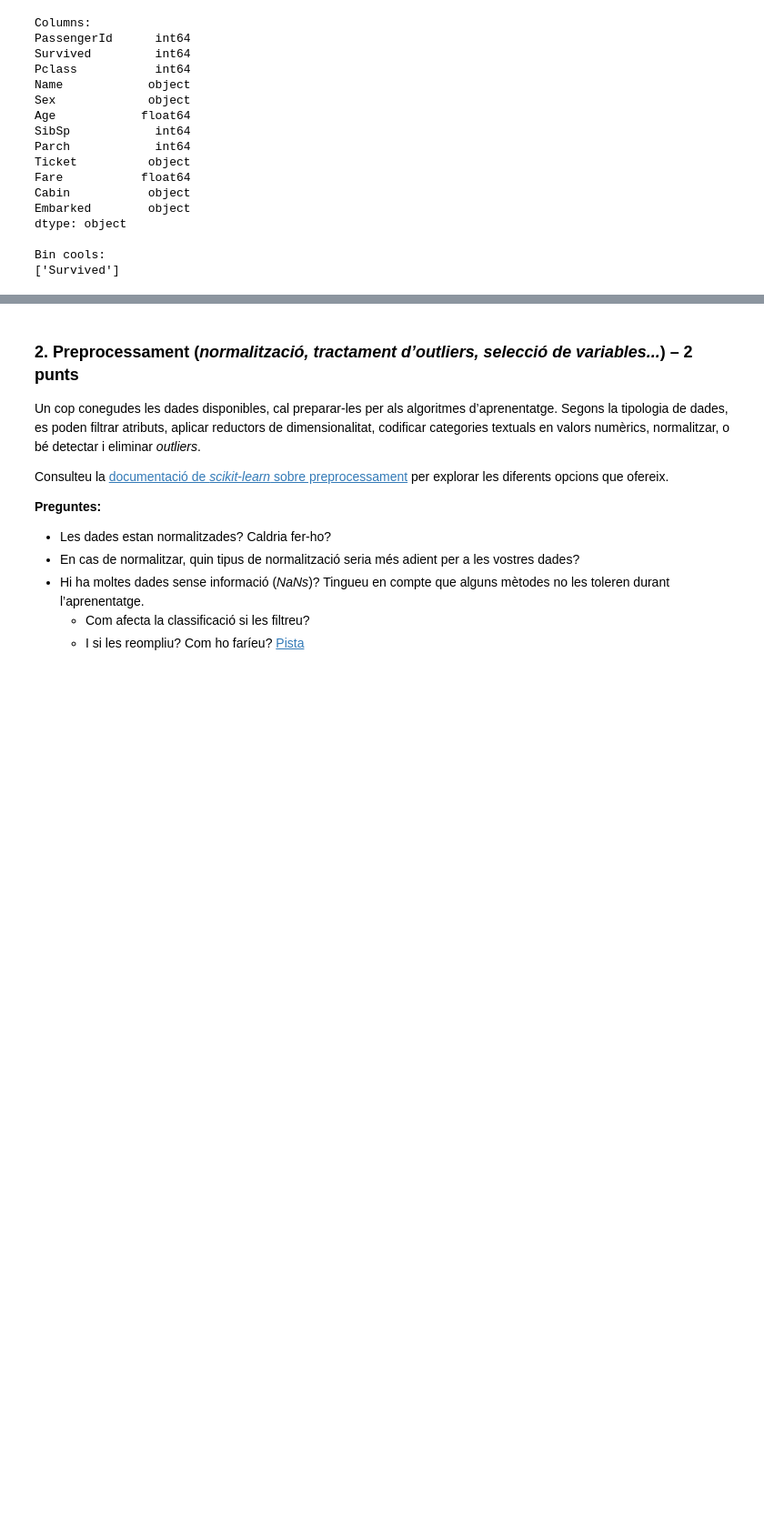
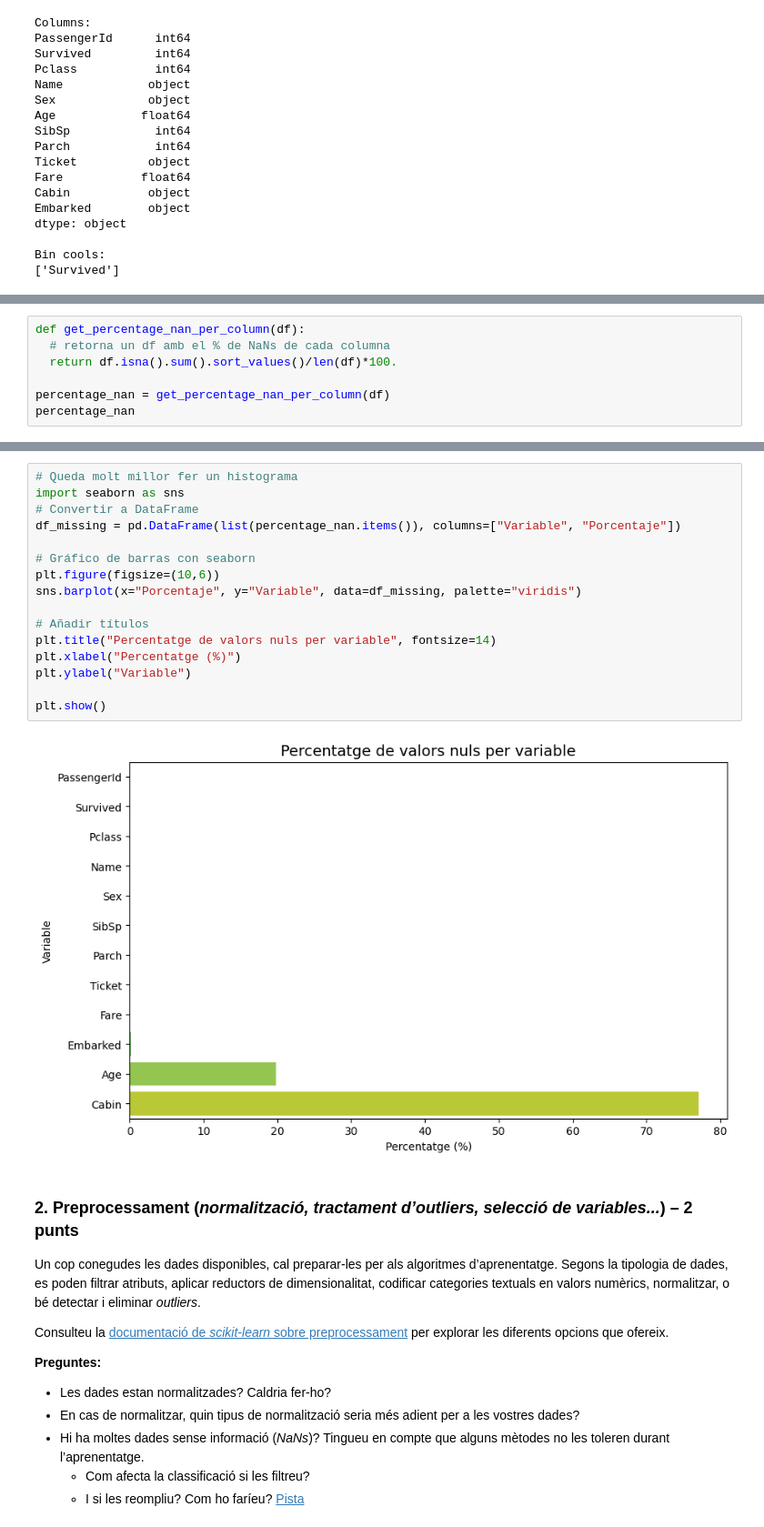
Before and after one commit to arnaumunozbarrera/APC-Kaggle-P1, a Jupyter notebook: APC_Practica_1_2025.ipynb/APC_Practica_1_2025.ipynb, the cells around one changed output, grey strips where cells are left out. Shown: that part at 91% size. Cells and saved outputs as stored; diff of their text form; blank space fills up the shorter version.

```diff
--- a/APC_Practica_1_2025.ipynb/APC_Practica_1_2025.ipynb
+++ b/APC_Practica_1_2025.ipynb/APC_Practica_1_2025.ipynb
@@ -137,0 +146,7 @@ Bin cools:
+# %%
+def get_percentage_nan_per_column(df):
+  # retorna un df amb el % de NaNs de cada columna
+  return df.isna().sum().sort_values()/len(df)*100.
+
+percentage_nan = get_percentage_nan_per_column(df)
+percentage_nan
@@ -138,3 +186,21 @@ Bin cools:
+# %%
+# Queda molt millor fer un histograma
+import seaborn as sns
+# Convertir a DataFrame
+df_missing = pd.DataFrame(list(percentage_nan.items()), columns=["Variable", "Porcentaje"])
+
+# Gráfico de barras con seaborn
+plt.figure(figsize=(10,6))
+sns.barplot(x="Porcentaje", y="Variable", data=df_missing, palette="viridis")
+
+# Añadir títulos
+plt.title("Percentatge de valors nuls per variable", fontsize=14)
+plt.xlabel("Percentatge (%)")
+plt.ylabel("Variable")
+
+plt.show()
+# %% [output]
+[figure, added]
 # %% [markdown]
 ### 2. Preprocessament (*normalització, tractament d’outliers, selecció de variables...*) – **2 punts**
 
```
Also changed, not shown: parts of 3 cells of this notebook.
